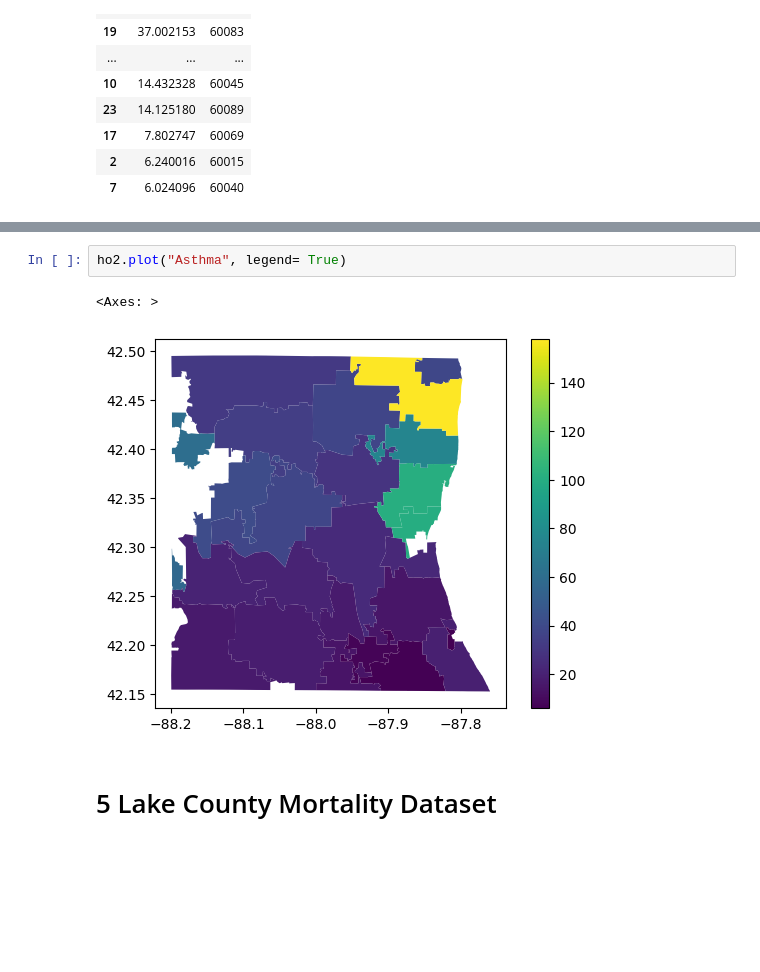
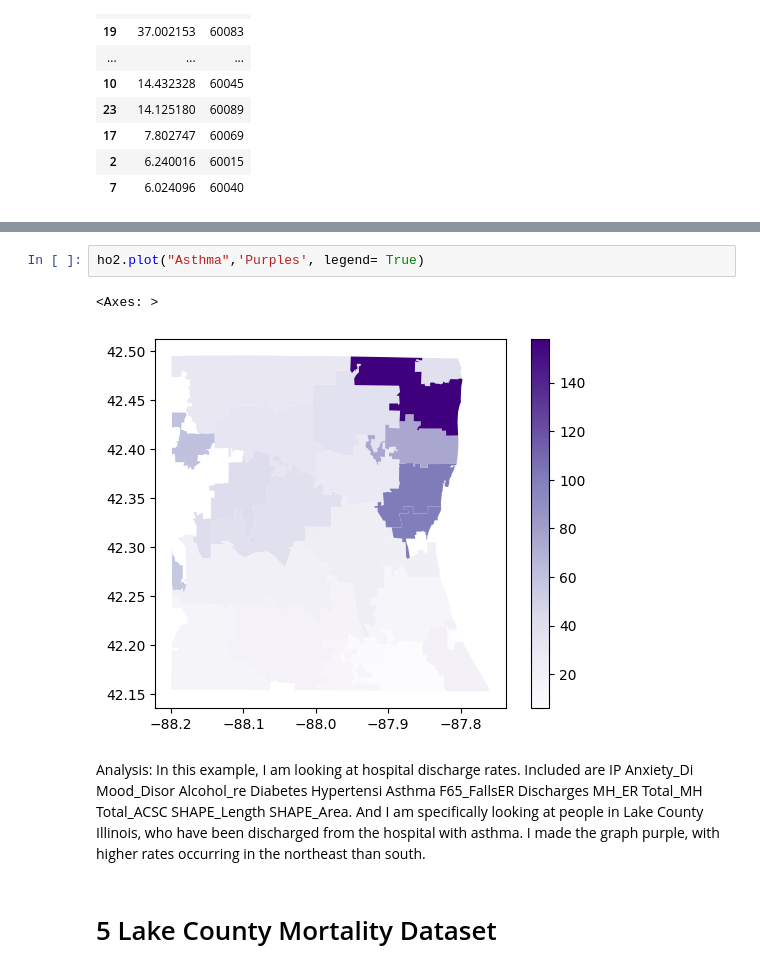
Before and after one commit to malh718/datasci_7_geospatial, a Jupyter notebook: geospatial.ipynb, the cells around one changed output, grey strips where cells are left out. Saved outputs shown, nothing was run; the diff lists cells and outputs as text; blank space fills up the shorter version.

```diff
--- a/geospatial.ipynb
+++ b/geospatial.ipynb
@@ -364,10 +370,12 @@ ho2
 | 24 | 25 | 60096 | 294.259527 | 241.196334 | 246.020260 | 38.514207 | 25.676138 | 38.514207 | 10.297228 | ... |
 | 25 | 26 | 60099 | 461.371925 | 377.295036 | 233.313365 | 120.197658 | 77.905890 | 158.037662 | 22.575257 | ... |
 # %%
-ho2.plot("Asthma", legend= True)
+ho2.plot("Asthma",'Purples', legend= True)
 # %% [output]
 <Axes: >
-[figure, old version]
+[figure, new version]
+# %% [markdown]
+Analysis: In this example, I am looking at hospital discharge rates. Included are IP	Anxiety_Di	Mood_Disor	Alcohol_re	Diabetes	Hypertensi	Asthma	F65_FallsER	Discharges	MH_ER	Total_MH	Total_ACSC	SHAPE_Length	SHAPE_Area. And I am specifically looking at people in Lake County Illinois, who have been discharged from the hospital with asthma. I made the graph purple, with higher rates occurring in the northeast than south.
 # %% [markdown]
 # 5 Lake County  Mortality  Dataset
 # %%
```
Also changed, not shown: parts of 7 cells of this notebook.
